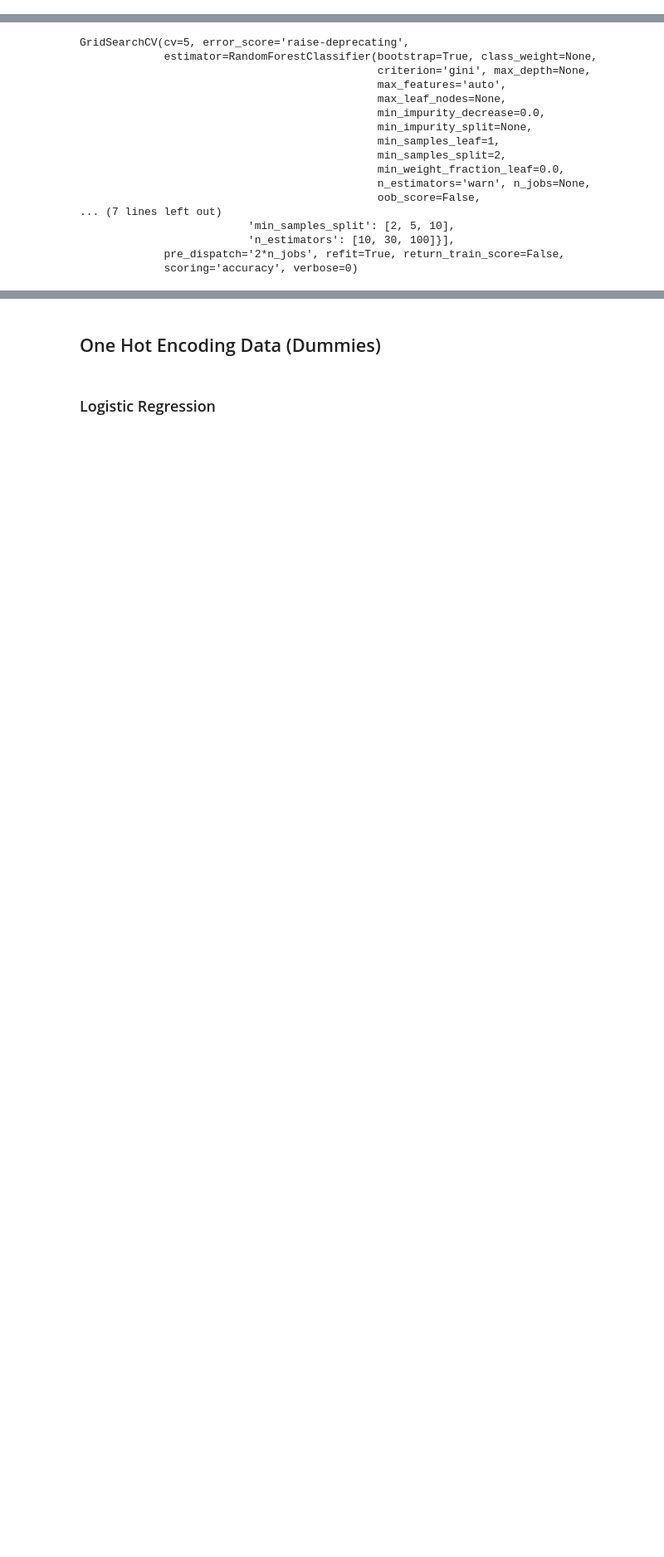
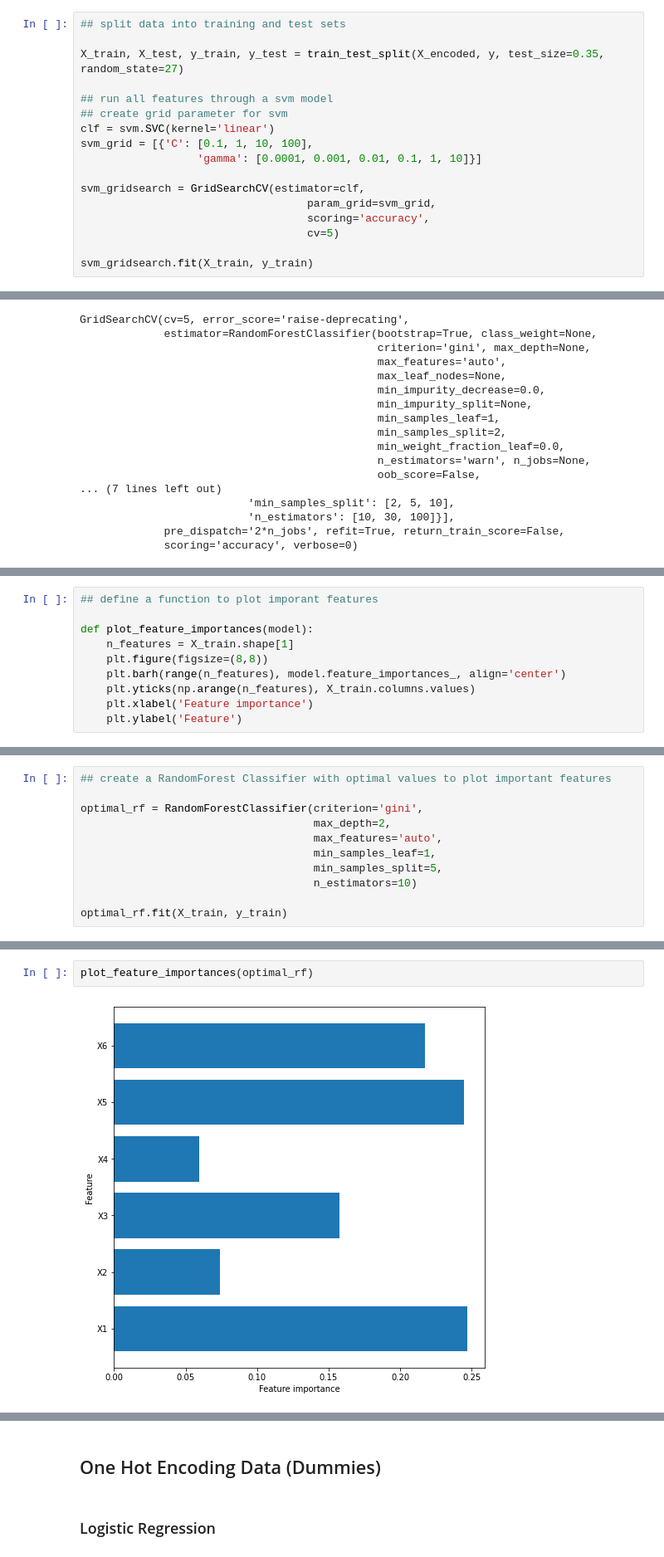
Before and after one commit to c-woo/Happy-Customers, a Jupyter notebook: I9LKTOVs4zUei1F9.ipynb, the cells around one changed output, grey strips where cells are left out. Shown at 83% size. Cells and saved outputs as stored; diff of their text form; blank space fills up the shorter version.

Commit message:
continue modeling

```diff
--- a/I9LKTOVs4zUei1F9.ipynb
+++ b/I9LKTOVs4zUei1F9.ipynb
@@ -234,0 +248,17 @@ By using target encoding we are able to increase our training accuracy score to
+# %%
+## split data into training and test sets
+
+X_train, X_test, y_train, y_test = train_test_split(X_encoded, y, test_size=0.35, random_state=27)
+
+## run all features through a svm model
+## create grid parameter for svm
+clf = svm.SVC(kernel='linear')
+svm_grid = [{'C': [0.1, 1, 10, 100],
+                  'gamma': [0.0001, 0.001, 0.01, 0.1, 1, 10]}]
+
+svm_gridsearch = GridSearchCV(estimator=clf,
+                                   param_grid=svm_grid,
+                                   scoring='accuracy',
+                                   cv=5)
+
+svm_gridsearch.fit(X_train, y_train)
@@ -284,0 +340,10 @@ Using a random forest model, the accuracy score on the training data increases t
+# %%
+## define a function to plot imporant features
+
+def plot_feature_importances(model):
+    n_features = X_train.shape[1]
+    plt.figure(figsize=(8,8))
+    plt.barh(range(n_features), model.feature_importances_, align='center')
+    plt.yticks(np.arange(n_features), X_train.columns.values)
+    plt.xlabel('Feature importance')
+    plt.ylabel('Feature')
@@ -284,0 +359,11 @@ Using a random forest model, the accuracy score on the training data increases t
+# %%
+## create a RandomForest Classifier with optimal values to plot important features
+
+optimal_rf = RandomForestClassifier(criterion='gini',
+                                    max_depth=2,
+                                    max_features='auto',
+                                    min_samples_leaf=1,
+                                    min_samples_split=5,
+                                    n_estimators=10)
+
+optimal_rf.fit(X_train, y_train)
@@ -284,0 +389,4 @@ Using a random forest model, the accuracy score on the training data increases t
+# %%
+plot_feature_importances(optimal_rf)
+# %% [output]
+[figure, added]
```
Also changed, not shown: parts of 31 cells of this notebook.
